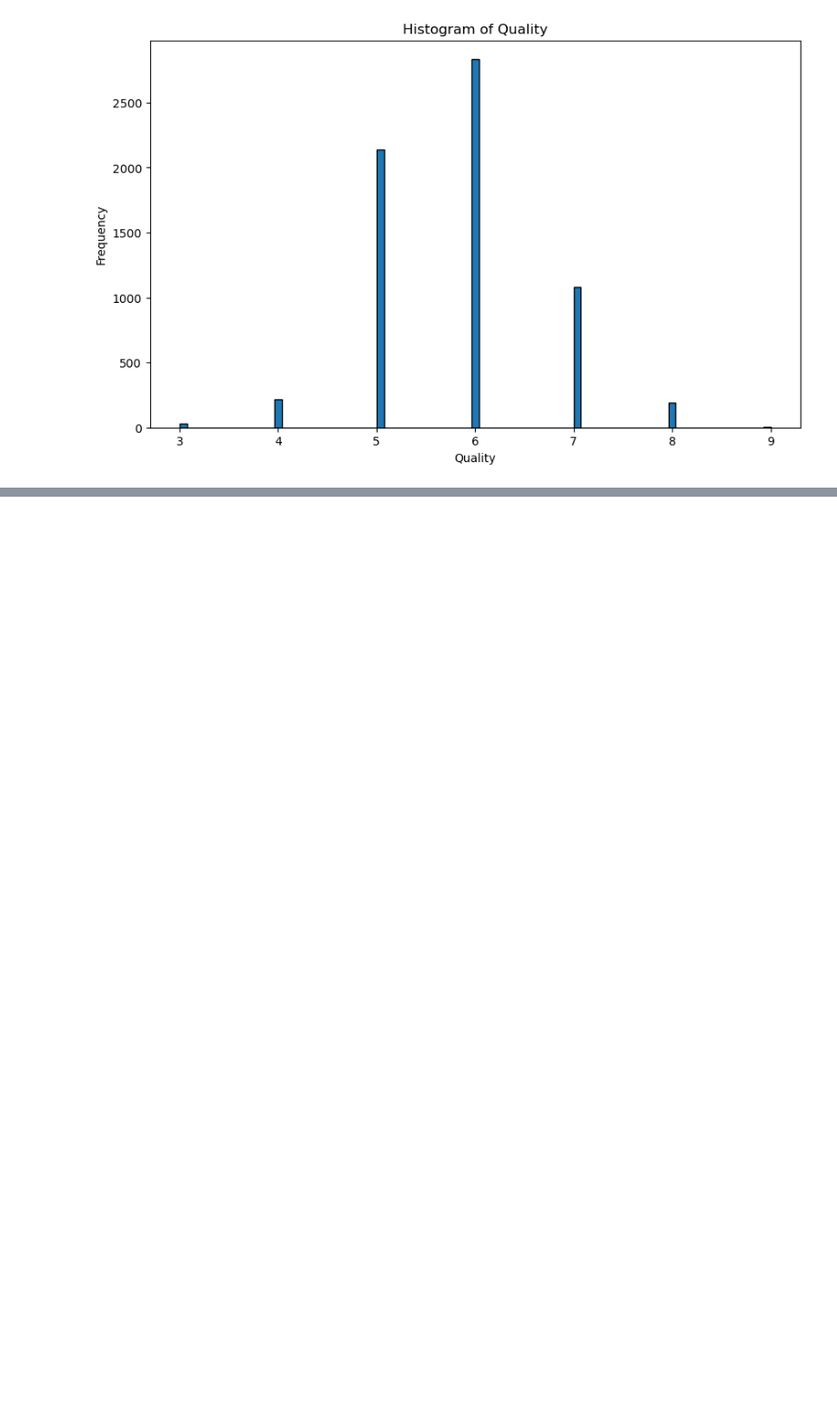
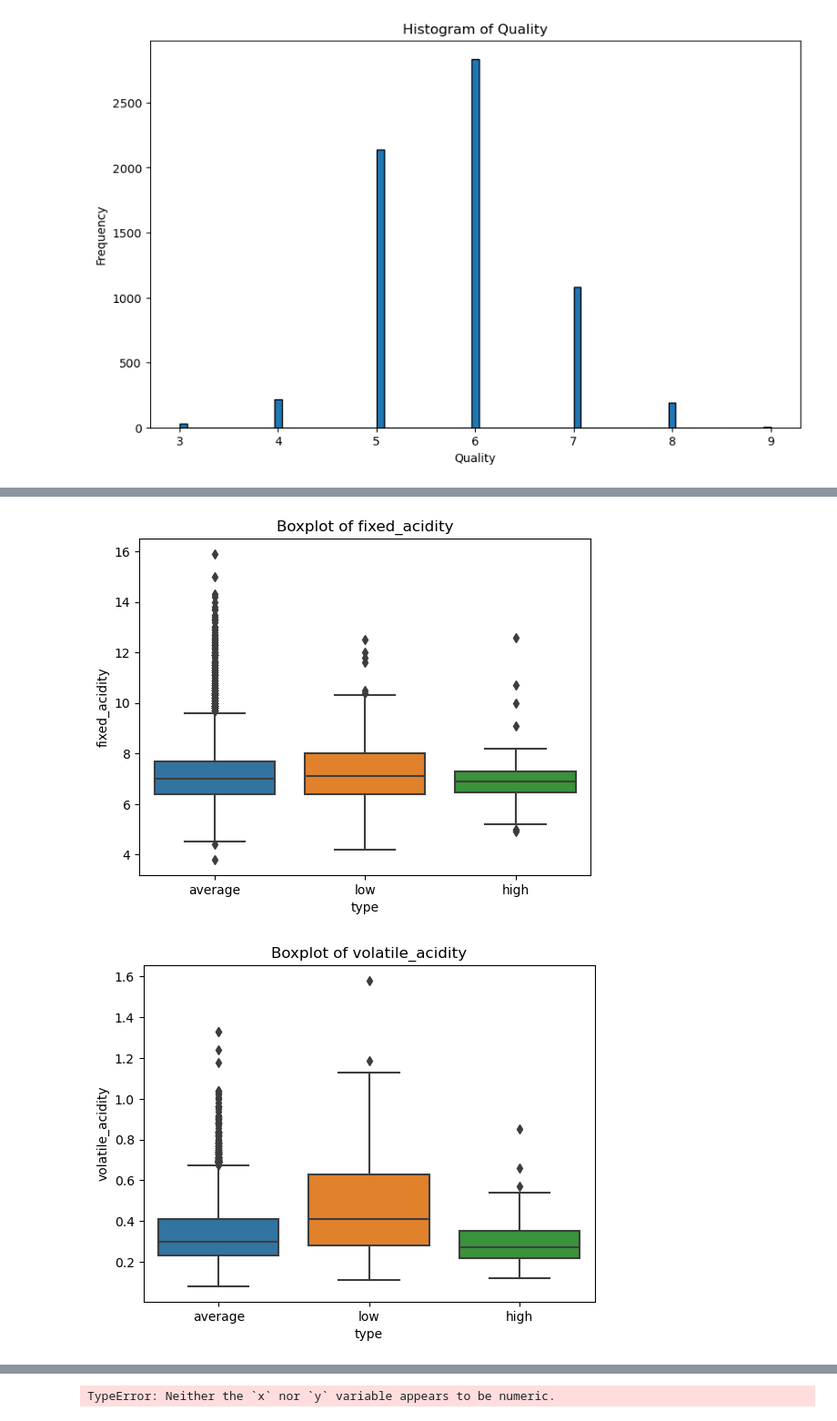
Before and after one commit to Segura-Jorge/wine_ing, a Jupyter notebook: kyle/workbook_k.ipynb, the cells around one changed output, grey strips where cells are left out. Shown at 91% size. Cells and saved outputs as stored; diff of their text form; code cells hidden in the pictures; blank space fills up the shorter version.

```diff
--- a/kyle/workbook_k.ipynb
+++ b/kyle/workbook_k.ipynb
@@ -263,0 +453,8 @@ plt.show()
+# %%
+for col in train:
+    sns.boxplot(data=train, x='type', y= col)
+    plt.title(f'Boxplot of {col}')
+    plt.show()
+# %% [output]
+[figure, added]
+[figure, added]
@@ -263,0 +471 @@ plt.show()
+TypeError: Neither the `x` nor `y` variable appears to be numeric.
```
Also changed, not shown: parts of 28 cells of this notebook.
